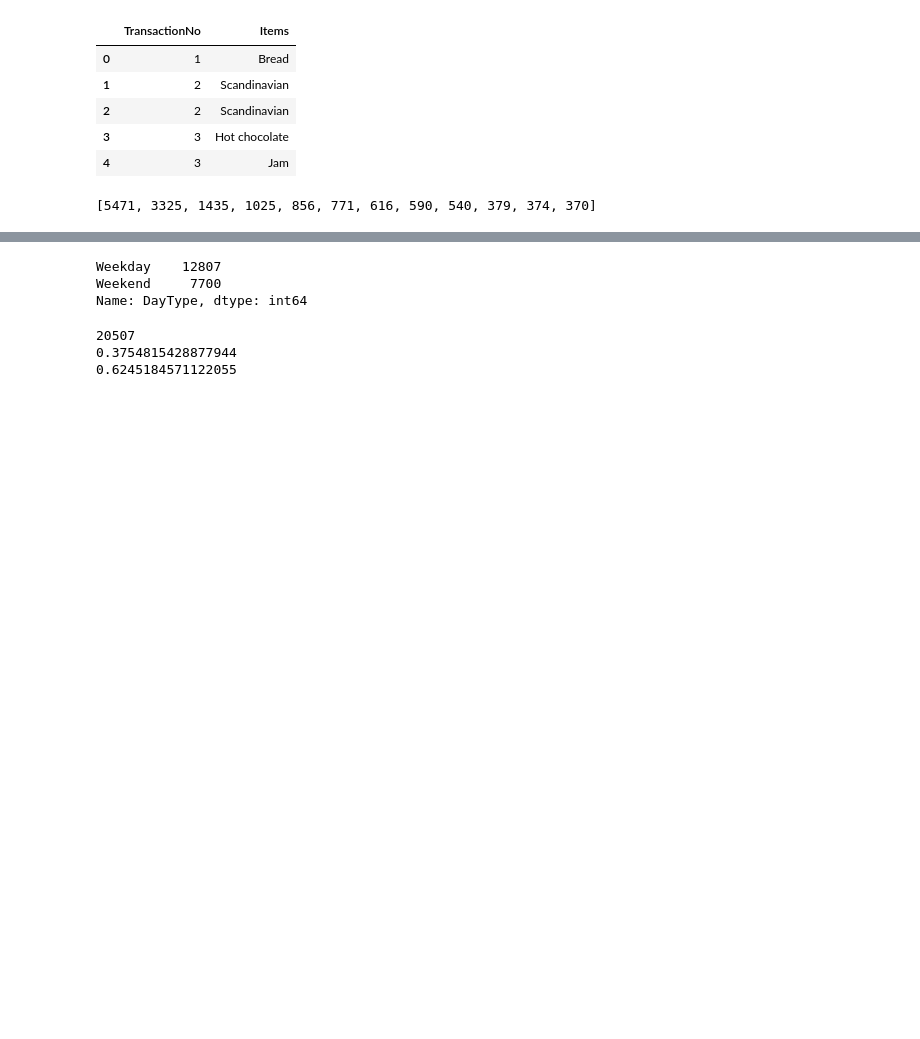
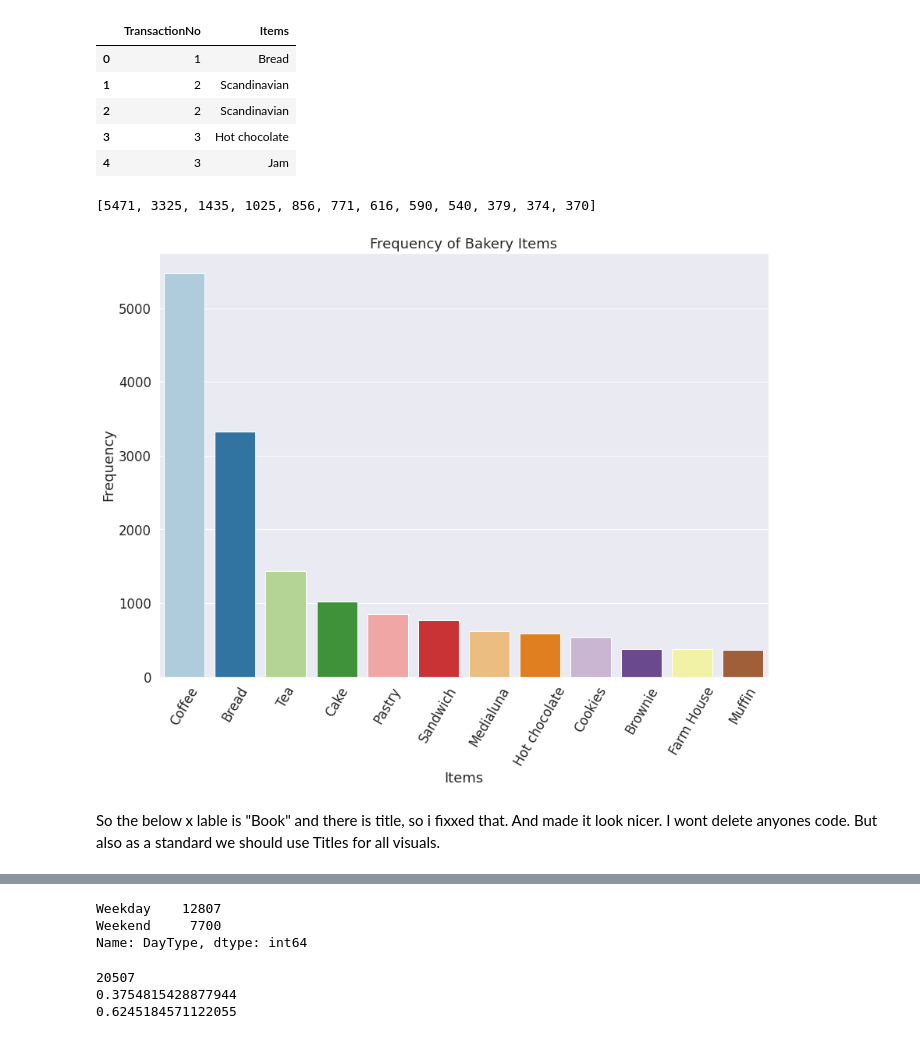
Before and after one commit to Blutronics/BakeryAssociationRule, a Jupyter notebook: bakery.ipynb, the cells around one changed output, grey strips where cells are left out. Drawn from its saved outputs; the diff is of its cells as text; code cells hidden in the pictures; blank space fills up the shorter version.

```diff
--- a/bakery.ipynb
+++ b/bakery.ipynb
@@ -103,3 +115,17 @@ import matplotlib.pyplot as plt
+# %%
+sns.barplot(item[0:12],itemfreqs[0:12])
+plt.title("Frequency of Bakery Items")
+plt.xlabel("Items")
+plt.ylabel("Frequency")
+sns.set(rc = {'figure.figsize':(14,10)}, font_scale = 1.5)
+# sns.set(font_scale = 2)
+sns.set_palette("Paired", 12)
+plt.xticks(list(range(0, 12), ), item[0:12],rotation=60)
+plt.show()
+# %% [output]
+[figure, added]
+# %% [markdown]
+So the below x lable is "Book" and there is title, so i fixxed that. And made it look nicer. I wont delete anyones code. But also as a standard we should use Titles for all visuals.
 # %%
 plt.bar(height = itemfreqs[0:12], x = list(range(0, 12)), color = list('rgbkymc'))
 plt.xticks(list(range(0, 12), ), item[0:12],rotation=60)
```
Also changed, not shown: parts of 50 cells of this notebook.
